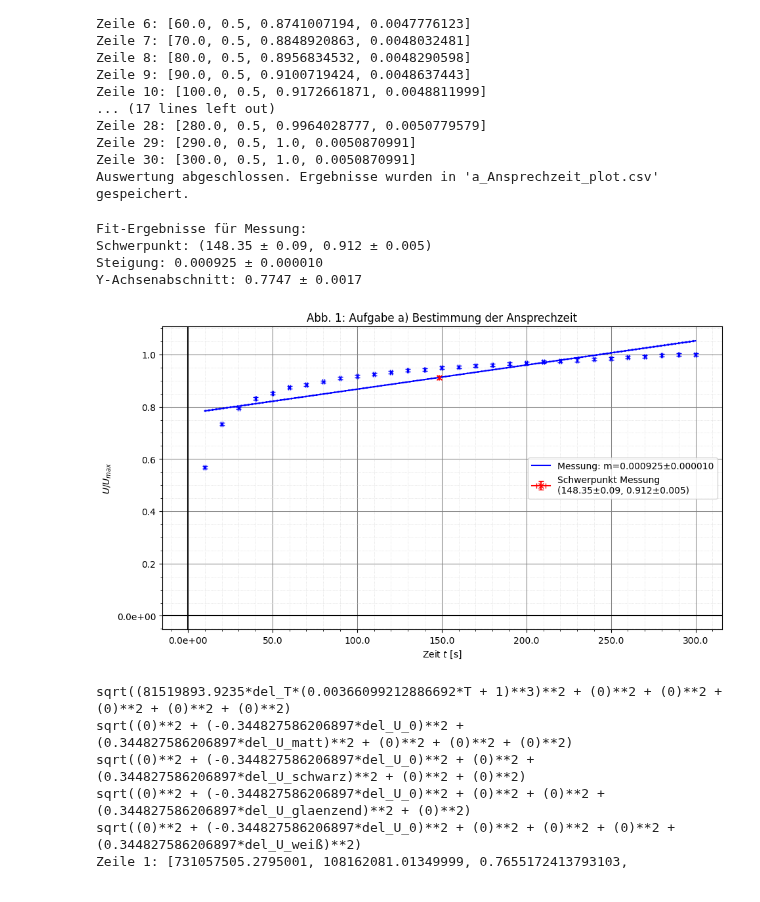
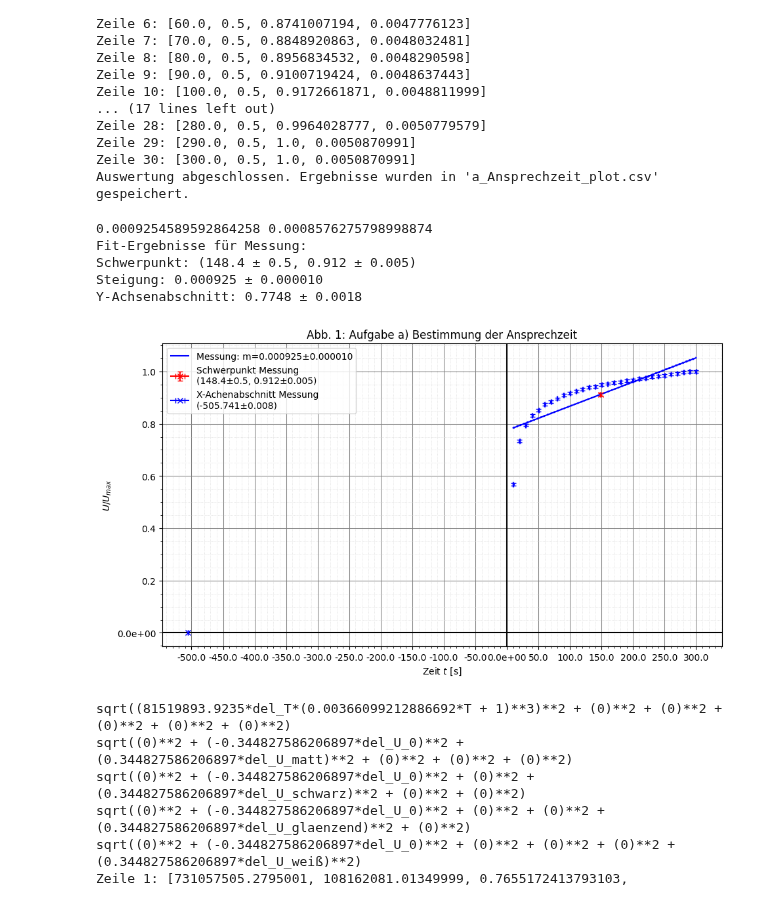
Before and after one commit to Patrixon0/data-analysis-plotting-tool, a Jupyter notebook: P3/Theo_Patrick/372/372_main.ipynb, the cells around one changed output. Cells and saved outputs as stored; diff of their text form; code cells hidden in the pictures.

Commit message:
finally fixed math but x_inter still broken :/

```diff
--- a/P3/Theo_Patrick/372/372_main.ipynb
+++ b/P3/Theo_Patrick/372/372_main.ipynb
@@ -80,34 +80,36 @@ Auswertung abgeschlossen. Ergebnisse wurden in 'a_Ansprechzeit_plot.csv' gespeic
 # %%
 geraden_fit(
     file_n='a_Ansprechzeit_plot.csv',
     title=r'Abb. 1: Aufgabe a) Bestimmung der Ansprechzeit',
     y_label=r'$U / U_{max}$',
     x_label=r'Zeit $t$ [s]',
     save=True,
     length=11,
     height=6,
     x_axis=0,
     y_axis=0,
     x_major_ticks=50,   # Hauptticks alle 10 Einheiten
     x_minor_ticks=10,    # Nebenticks alle 1 Einheit
     y_major_ticks=0.2,
     y_minor_ticks=0.05,
     legendlocation='best',
     y_labels=['Messung'],  # Provide labels for each dataset
     # y_markers=['o'],       # Optional: specify markers
     y_colors=['blue'], # Optional: specify colors
     x_decimal_places=0,
     y_decimal_places=1,
     plot_errors =  True,
     size = 1.3,
-    geraden_fit = False
+    geraden_fit = True,
+    plot_x_inter = True
 )
 # %% [output]
+0.0009254589592864258 0.0008576275798998874
 Fit-Ergebnisse für Messung:
-Schwerpunkt: (148.35 ± 0.09, 0.912 ± 0.005)
+Schwerpunkt: (148.4 ± 0.5, 0.912 ± 0.005)
 Steigung: 0.000925 ± 0.000010
-Y-Achsenabschnitt: 0.7747 ± 0.0017
+Y-Achsenabschnitt: 0.7748 ± 0.0018
-[figure, old version]
+[figure, new version]
 # %%
 # wichtige Groessen
 
```
Also changed, not shown: parts of 4 cells of this notebook, 9 other files.
